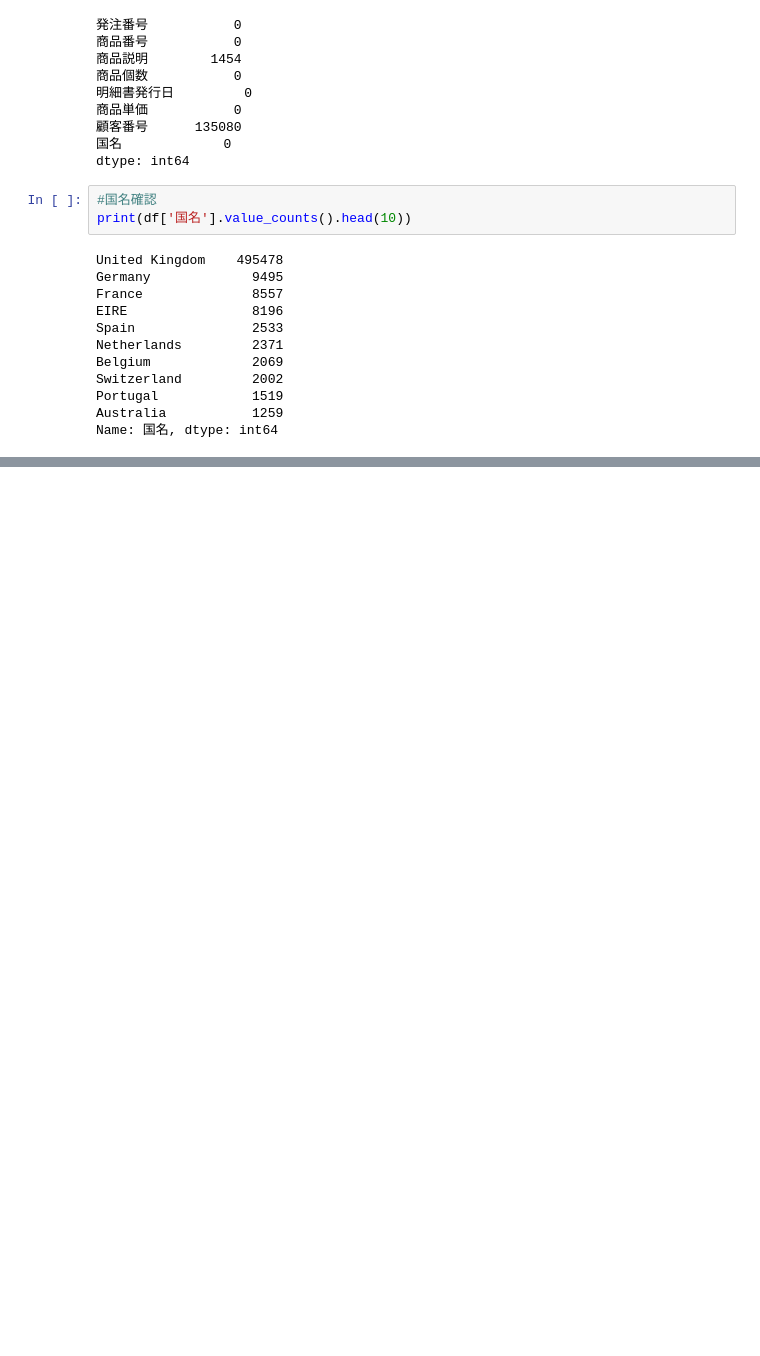
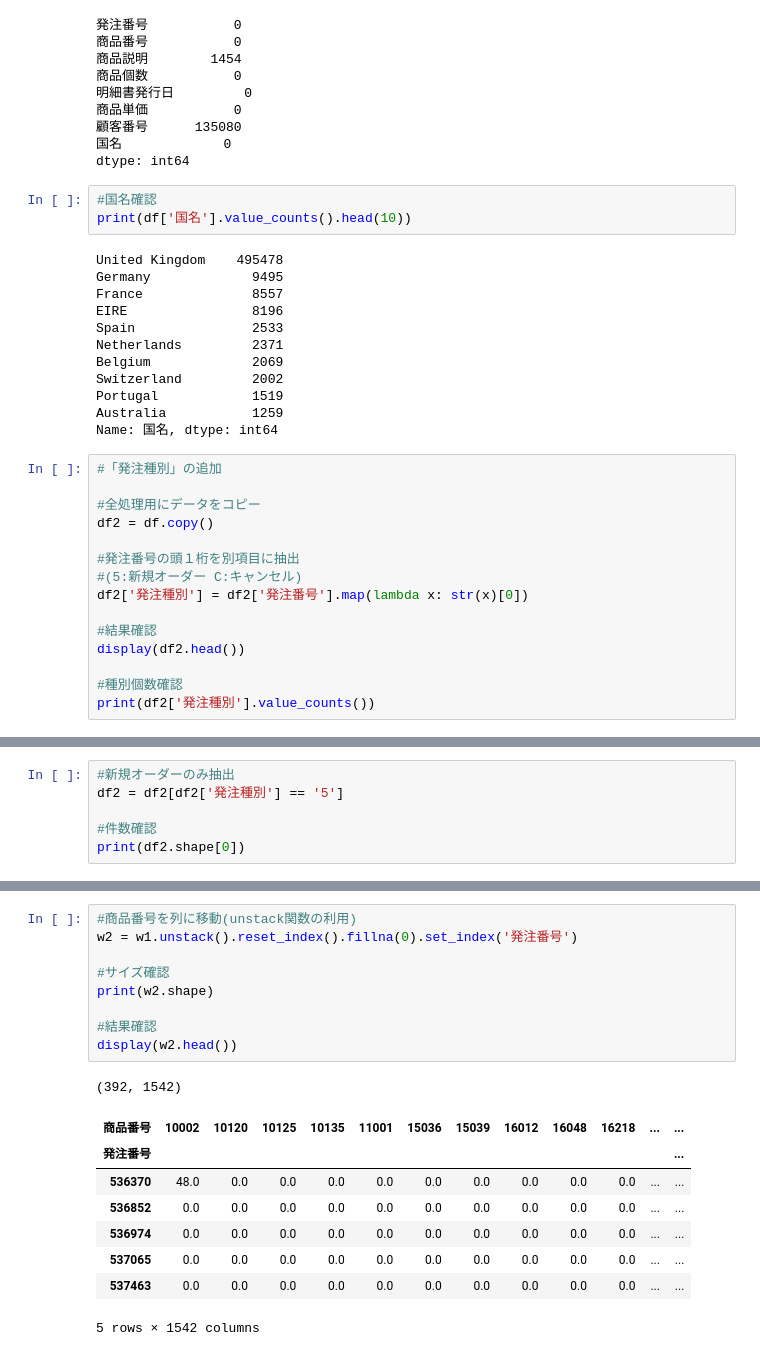
Before and after one commit to Syozaburo/Machine_learning_practice, a Jupyter notebook: Online-Retail.dataset/Association analysis.ipynb, the cells around one changed output, grey strips where cells are left out. Saved outputs shown, nothing was run; the diff lists cells and outputs as text; blank space fills up the shorter version.

```diff
--- a/Online-Retail.dataset/Association analysis.ipynb
+++ b/Online-Retail.dataset/Association analysis.ipynb
@@ -59,3 +59,18 @@ Switzerland         2002
 Portugal            1519
 Australia           1259
 Name: 国名, dtype: int64
+# %%
+#「発注種別」の追加
+
+#全処理用にデータをコピー
+df2 = df.copy()
+
+#発注番号の頭１桁を別項目に抽出
+#(5:新規オーダー C:キャンセル)
+df2['発注種別'] = df2['発注番号'].map(lambda x: str(x)[0])
+
+#結果確認
+display(df2.head())
+
+#種別個数確認
+print(df2['発注種別'].value_counts())
@@ -61,0 +88,6 @@ Name: 国名, dtype: int64
+# %%
+#新規オーダーのみ抽出
+df2 = df2[df2['発注種別'] == '5']
+
+#件数確認
+print(df2.shape[0])
@@ -61,0 +118,19 @@ Name: 国名, dtype: int64
+# %%
+#商品番号を列に移動(unstack関数の利用)
+w2 = w1.unstack().reset_index().fillna(0).set_index('発注番号')
+
+#サイズ確認
+print(w2.shape)
+
+#結果確認
+display(w2.head())
+# %% [output]
+(392, 1542)
+| 商品番号 | 10002 | 10120 | 10125 | 10135 | 11001 | 15036 | 15039 | 16012 | 16048 | 16218 | ... | ... |
+| 発注番号 |  |  |  |  |  |  |  |  |  |  |  | ... |
+| 536370 | 48.0 | 0.0 | 0.0 | 0.0 | 0.0 | 0.0 | 0.0 | 0.0 | 0.0 | 0.0 | ... | ... |
+| 536852 | 0.0 | 0.0 | 0.0 | 0.0 | 0.0 | 0.0 | 0.0 | 0.0 | 0.0 | 0.0 | ... | ... |
+| 536974 | 0.0 | 0.0 | 0.0 | 0.0 | 0.0 | 0.0 | 0.0 | 0.0 | 0.0 | 0.0 | ... | ... |
+| 537065 | 0.0 | 0.0 | 0.0 | 0.0 | 0.0 | 0.0 | 0.0 | 0.0 | 0.0 | 0.0 | ... | ... |
+| 537463 | 0.0 | 0.0 | 0.0 | 0.0 | 0.0 | 0.0 | 0.0 | 0.0 | 0.0 | 0.0 | ... | ... |
+5 rows × 1542 columns
```
Also changed, not shown: parts of 12 cells of this notebook.
